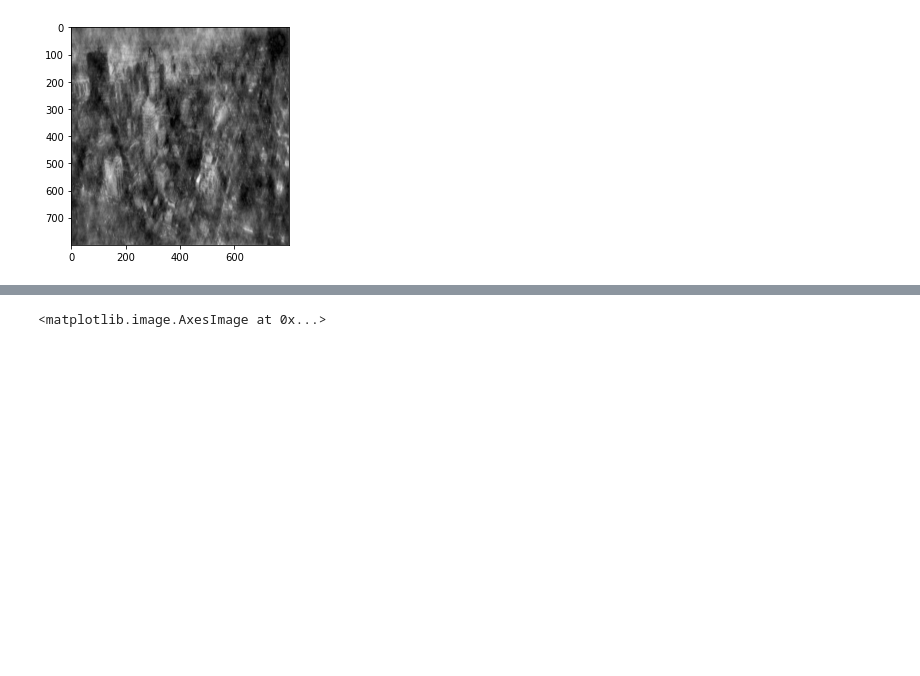
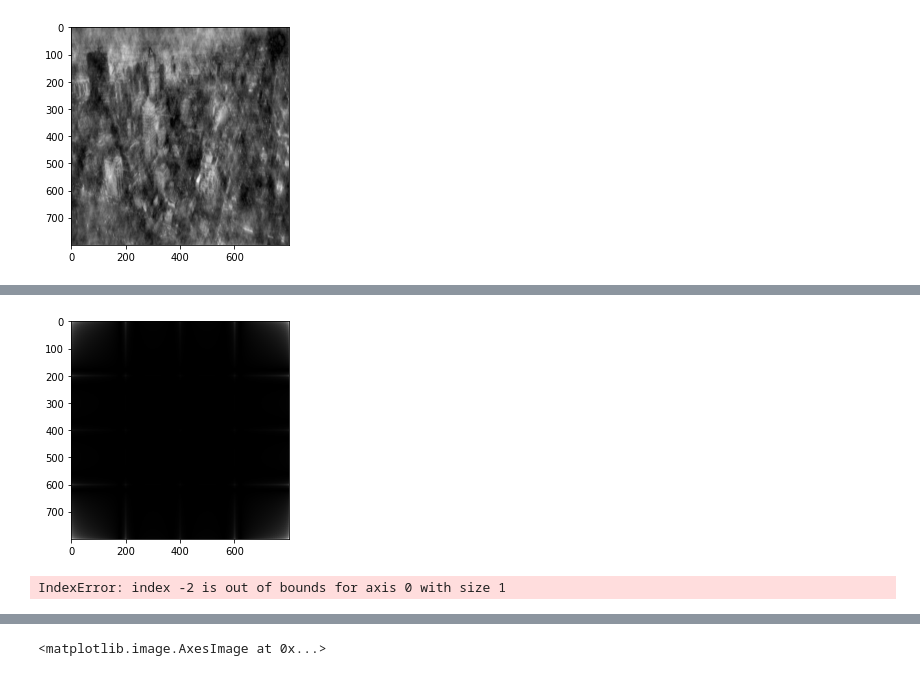
Before and after one commit to MahmoudRabea13/Image-Mixer, a Jupyter notebook: magphase.ipynb, the cells around one changed output, grey strips where cells are left out. Cells and saved outputs as stored; diff of their text form; code cells hidden in the pictures; blank space fills up the shorter version.

```diff
--- a/magphase.ipynb
+++ b/magphase.ipynb
@@ -95,3 +149,41 @@ def re_fourier(magnitude,phase):
     re_fourier= np.fft.ifftshift(re_fourier)
     re_fourier = np.fft.ifft2(re_fourier)
     return re_fourier
+# %%
+yeu_1 = np.ones((800,800))
+yeu_2 = np.zeros((800,800))
+yeu_2[300:500,200:400] = 1
+fou_y_1 = np.fft.fft2(yeu_1)
+fou_y_1 = np.fft.fftshift(fou_y_1)
+fou_y_2 = np.fft.fft2(yeu_2)
+fou_y_2 = np.fft.fftshift(fou_y_2)
+mag_fou_y_1 = magphase(fou_y_1, 'mag')
+phase_fou_y_1 = magphase(fou_y_1, 'phase')
+mag_fou_y_2 = magphase(fou_y_2, 'mag')
+phase_fou_y_2 = magphase(fou_y_2, 'phase')
+new_fou = cut(mag_fou_y_2, 300, 300, 200, 200, 'keep')
+re_fourier = re_fourier(new_fou, phase_fou_y_1)
+visulaize(np.abs(re_fourier))
+# %% [output]
+[figure, added]
+# %%
+try_1 = np.ones((800,800))
+try_2 = np.random.normal((800,800))
+# try_1 = np.sin(try_1)
+try_2 = np.cos(try_2)
+fou_1 = np.fft.fft2(try_1)
+fou_2 = np.fft.fft2(try_2)
+fou_1 = np.fft.fftshift(fou_1)
+fou_2 = np.fft.fftshift(fou_2)
+mag_1 = magphase(fou_1, 'mag')
+mag_2 = magphase(fou_2, 'mag')
+phase_1 = magphase(fou_1, 'phase')
+phase_2 = magphase(fou_2, 'phase')
+plt.figure()
+re_image_1 = re_fourier(mag_1,phase_2)
+visulaize(np.abs(re_image_1))
+plt.figure()
+re_image_2 = re_fourier(mag_2,phase_1)
+visulaize(np.abs(re_image_2))
+# %% [output]
+IndexError: index -2 is out of bounds for axis 0 with size 1
```
Also changed, not shown: parts of 10 cells of this notebook, 3 other files.
